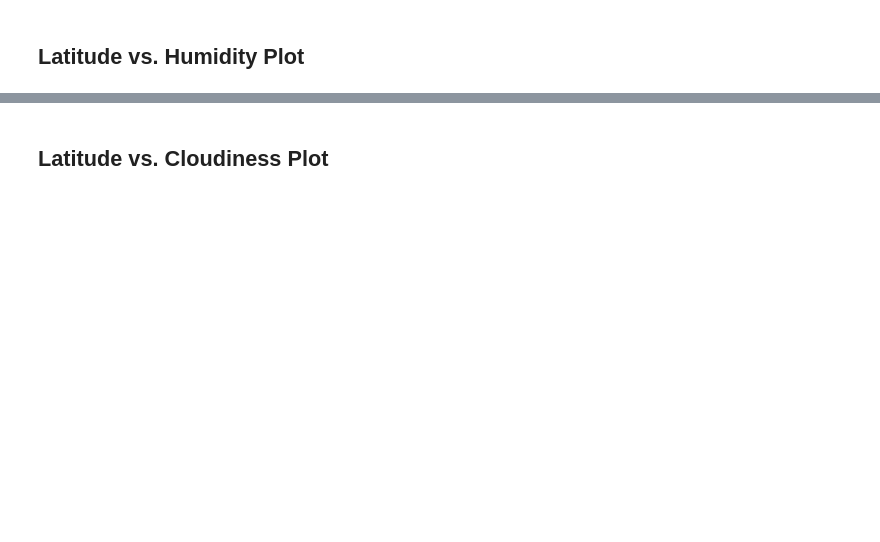
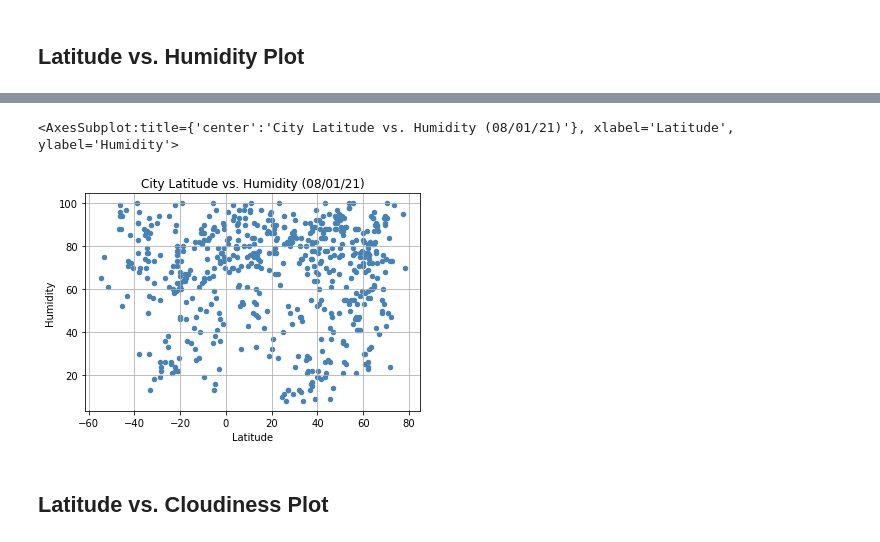
Before and after one commit to Jagjeet/python-api-challenge, a Jupyter notebook: WeatherPy.ipynb, the cells around one changed output, grey strips where cells are left out. Saved outputs shown, nothing was run; the diff lists cells and outputs as text; code cells hidden in the pictures; blank space fills up the shorter version.

```diff
--- a/WeatherPy.ipynb
+++ b/WeatherPy.ipynb
@@ -223,2 +232,15 @@ clean_city_data.head()
+# %%
+clean_city_data.plot('Lat',
+                     'Humidity',
+                     kind="scatter",
+                     legend= False,
+                     xlabel ="Latitude",
+                     ylabel ="Humidity",
+                     title = f'City Latitude vs. Humidity ({city_data_date})',
+                     color='steelblue',
+                     grid=True)
+# %% [output]
+<AxesSubplot:title={'center':'City Latitude vs. Humidity (08/01/21)'}, xlabel='Latitude', ylabel='Humidity'>
+[figure, added]
 # %% [markdown]
 ## Latitude vs. Cloudiness Plot
```
Also changed, not shown: parts of 10 cells of this notebook.
